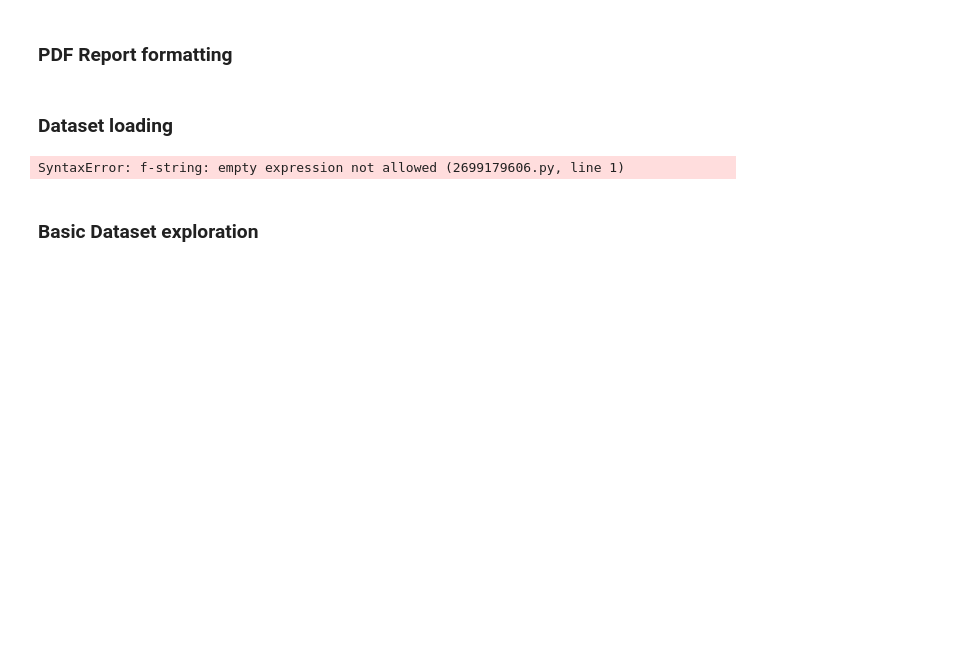
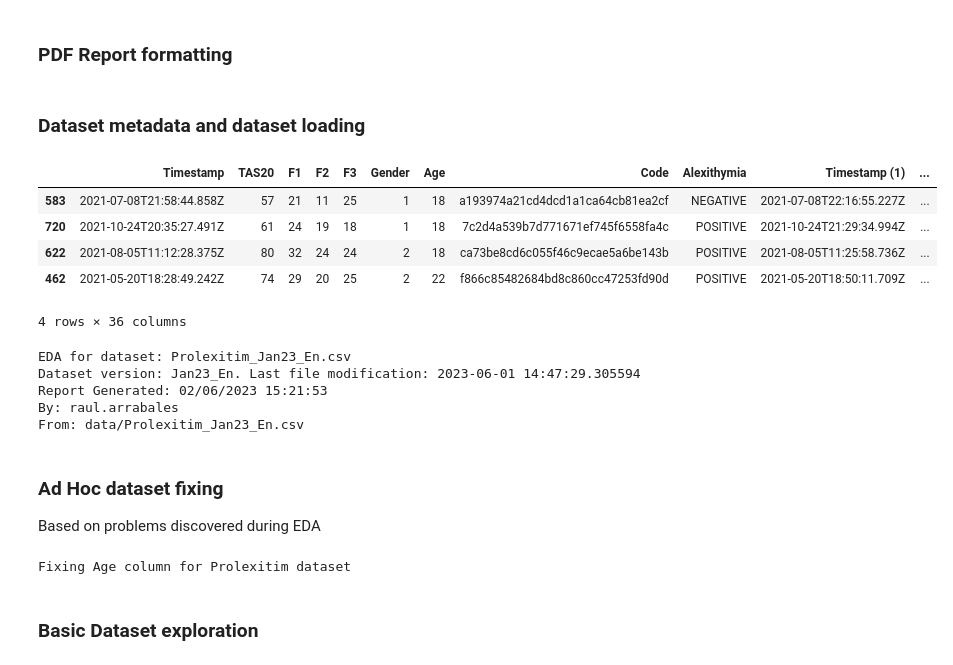
Before and after one commit to raul-arrabales/DataScience_Enablement, a Jupyter notebook: Generic_EDA.ipynb, the cells around one changed output. Saved outputs shown, nothing was run; the diff lists cells and outputs as text; code cells hidden in the pictures; blank space fills up the shorter version.

```diff
--- a/Generic_EDA.ipynb
+++ b/Generic_EDA.ipynb
@@ -18,3 +36,14 @@ from fpdf import FPDF
+# %%
+# Dataset details, for loading and report
+dataset_path = "data/Prolexitim_Jan23_En.csv"
+dataset_name = os.path.basename(dataset_path)
+dataset_source = dataset_path
+dataset_version = "Jan23_En"
+
+# Dataset configuration for loading
+dataset_format = "csv"
+dataset_hasHeader = 0
+dataset_separator = ','
 # %% [markdown]
 ### Misc Config
 # %%
@@ -60,3 +110,3 @@ from datetime import datetime
 # %% [markdown]
-### Dataset loading
+### Dataset metadata and dataset loading
 # %%
@@ -66,16 +120,40 @@ df = pd.read_csv(prolexitim_dataset_path,header=0,delimiter=",")
+# %%
+# Quick peek
+df.sample(4)
+# %% [output]
+|  | Timestamp | TAS20 | F1 | F2 | F3 | Gender | Age | Code | Alexithymia | Timestamp (1) | ... |
+| 583 | 2021-07-08T21:58:44.858Z | 57 | 21 | 11 | 25 | 1 | 18 | a193974a21cd4dcd1a1ca64cb81ea2cf | NEGATIVE | 2021-07-08T22:16:55.227Z | ... |
+| 720 | 2021-10-24T20:35:27.491Z | 61 | 24 | 19 | 18 | 1 | 18 | 7c2d4a539b7d771671ef745f6558fa4c | POSITIVE | 2021-10-24T21:29:34.994Z | ... |
+| 622 | 2021-08-05T11:12:28.375Z | 80 | 32 | 24 | 24 | 2 | 18 | ca73be8cd6c055f46c9ecae5a6be143b | POSITIVE | 2021-08-05T11:25:58.736Z | ... |
+| 462 | 2021-05-20T18:28:49.242Z | 74 | 29 | 20 | 25 | 2 | 22 | f866c85482684bd8c860cc47253fd90d | POSITIVE | 2021-05-20T18:50:11.709Z | ... |
+4 rows × 36 columns
 # %%
-pdf.set_font('Arial', 'B', 14)
-pdf.cell(w=0, h=14, txt=
-         "EDA for dataset: " + prolexitim_dataset_path, border=1, ln=1)
-pdf.set_font('Arial', '', 12)
-pdf.cell(w=0, h=8, txt=
-         "Generated: " + datetime.now().strftime("%d/%m/%Y %H:%M:%S"), border=0, ln=1)
-pdf.cell(w=0, h=8, txt=
-         "By: " + pdf_author, border=0, ln=1)
+duoprint("EDA for dataset: " + dataset_name, pdf, box=True)
+duoprint("Dataset version: " + dataset_version + ". Last file modification: " +
+         str(datetime.fromtimestamp(os.path.getmtime(dataset_path))), pdf)
+duoprint("Report Generated: " + datetime.now().strftime("%d/%m/%Y %H:%M:%S"), pdf)
+duoprint("By: " + pdf_author, pdf)
+duoprint("From: " + dataset_source, pdf)
+# %% [output]
+EDA for dataset: Prolexitim_Jan23_En.csv
+Dataset version: Jan23_En. Last file modification: 2023-06-01 14:47:29.305594
+Report Generated: 02/06/2023 15:21:53
+By: raul.arrabales
+From: data/Prolexitim_Jan23_En.csv
-# %%
-print(f"{}",len(df['TAS20'].unique()) / n_rows * 100)
-# %% [output]
-SyntaxError: f-string: empty expression not allowed (2699179606.py, line 1)
+# %% [markdown]
+### Ad Hoc dataset fixing
+Based on problems discovered during EDA
+# %%
+# Prolexitim Dataset
+# Data Quality Problem 1 - Column age with a date value
+# Age column was loaded as object and it shoud be int
+# The affected row is dropped and type converted to int.
+if (dataset_path == "data/Prolexitim_Jan23_En.csv"):
+    print("Fixing Age column for Prolexitim dataset")
+    df = df.drop(df[df['Age'] == "2021-05-23T00:00:00.000Z"].index)
+    df['Age'] = df['Age'].astype(str).astype(int)
+# %% [output]
+Fixing Age column for Prolexitim dataset
 # %% [markdown]
 ### Basic Dataset exploration
 # %%
```
Also changed, not shown: parts of 13 cells of this notebook.
